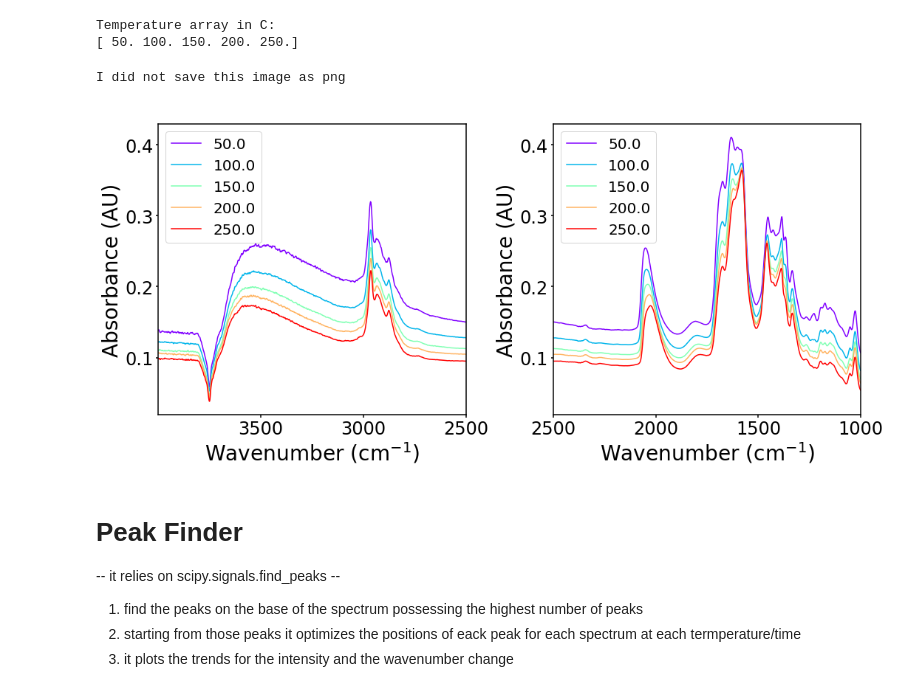
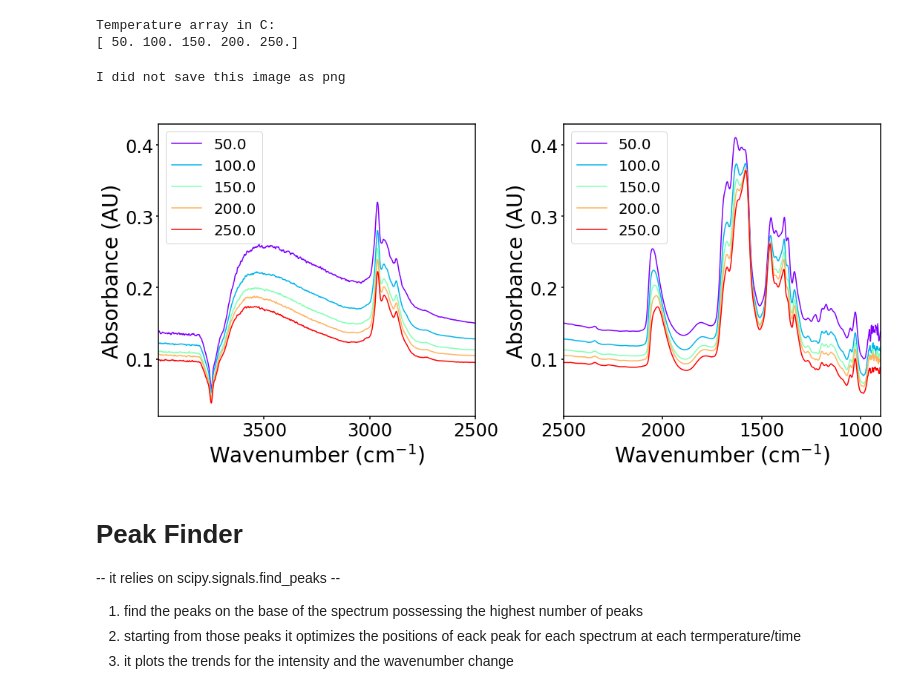
Before and after one commit to giadainnocenti/FTIR_analyzer, a Jupyter notebook: FTIR_analyzer.ipynb, the cells around one changed output. Drawn from its saved outputs; the diff is of its cells as text; code cells hidden in the pictures.

```diff
--- a/FTIR_analyzer.ipynb
+++ b/FTIR_analyzer.ipynb
@@ -105,7 +105,7 @@ shift_on_zero = False
 ### GAS CONTAMINANT REMOVAL ###
 gas_removal = False
 gas_file_name = '20210308_gas CH4'
-perform_MSC = True
+perform_MSC = False
 gas_contribution_range = [(2700,3300),(1400,1100)]
 weight_CH4_spectra = False
 visualize_CH4_removal = [False, False]
@@ -153,7 +153,7 @@ The following three keys are important only for the plots Intensity or Area vs T
 ###########################################################
 #          PLOTTING                                       #
 ###########################################################
-plots_xmin = 1000.
+plots_xmin = 900.
 interactive_plots= False
 ##
 smoothed_trends = True
@@ -395,6 +395,10 @@ if baseline_removal == True or gas_removal == True:
         baseline_array[x,:] = baseline_als(ab[x,:])
         ab[x,:]=ab[x,:]-baseline_array[x,:]
     FTIR_plot(wn,ab, plots_xmin, 2600, catalyst, time, BARTL = f'{variable_OI} ({unit_of_measure})')
+# %%
+if remove_outliers == 'true'.casefold() or remove_outliers == True:
+    ab, wn, time = outlier_removal(ab, wn, time, stdv_value=stdv_value, print_stdv_list = True)
+    FTIR_plot(wn,ab, plots_xmin, 2500, catalyst, time, BARTL = 'Time (min)')
 # %%
 if gas_removal:
     wn,ab,ch4wn,ch4ab=shape_check(wn,ab,ch4wn,ch4ab)
@@ -452,21 +456,22 @@ Temperature array in C:
 # %%
 ############PLOTTING THE DATA AFTER REMOVING THE CATALYST SURFACE###############
 #FTIR_plot(W,A, X0, X1, TLT, T, BARTL = None, ylegend = None, figname=None,
 #   y_min = None, y_max = None, X2 = None, X3 = None, text_height_p2=None,
 #    text_height_p1=None, text_alignment_p1=None,text_alignment_p2=None,
 #    wn_peaks_df=None,ab_peaks_df=None):
+interactive_plots=False
 if interactive_plots:
      %matplotlib notebook
 
 if variable_OI.casefold() == 'temperature':
     FTIR_plot(wn,ab, plots_xmin, 2500, catalyst, time, BARTL = None, ylegend = None, figname=None, \
               y_min=None, y_max=None, X2 = None, X3 = None)
 else:
-    FTIR_plot(wn,ab, plots_xmin, 2100, catalyst, time, BARTL = f'{variable_OI} ({unit_of_measure})',\
-              figname=None, y_min=None, y_max=None, X2 = None, X3 = None)
+    FTIR_plot(wn,ab, plots_xmin, 1200, catalyst, time, BARTL = f'{variable_OI} ({unit_of_measure})',\
+              figname=None, y_min=-0.01, y_max=0.14, X2 = 2500, X3 = None)
 # %% [output]
 I did not save this image as png
-[figure, old version]
+[figure, new version]
 # %%
 %matplotlib inline
 if remove_outliers == 'true'.casefold() or remove_outliers == True:
```
Also changed, not shown: parts of 5 cells of this notebook.
